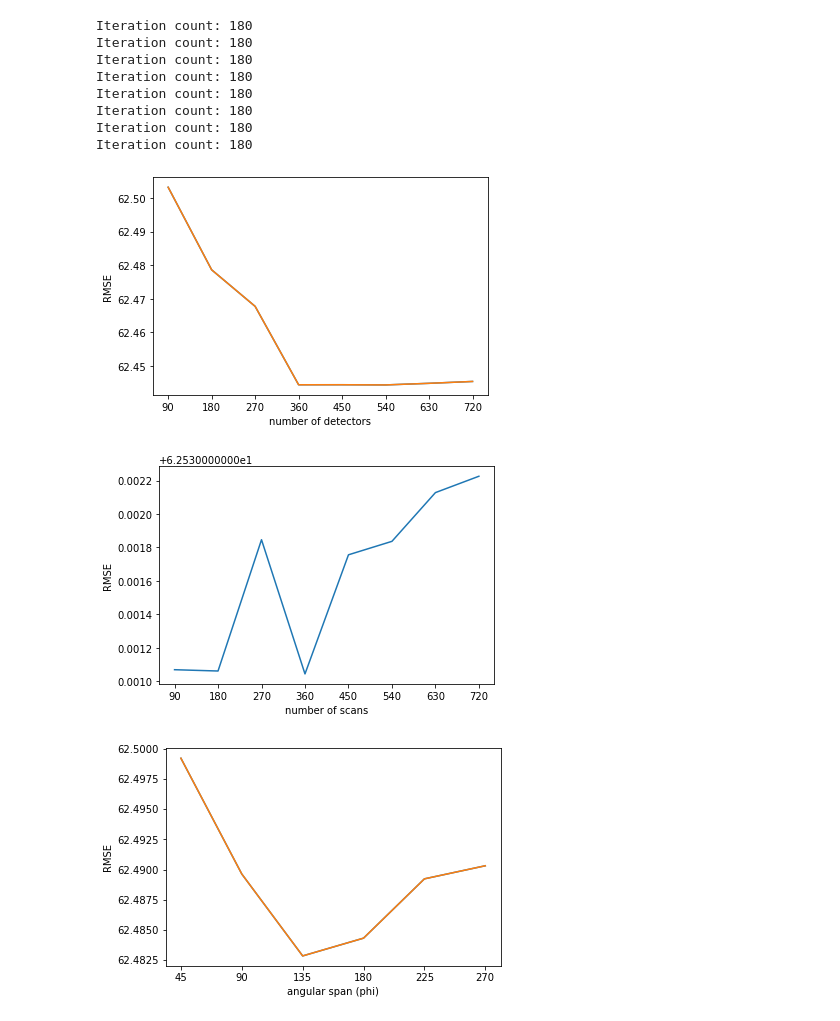
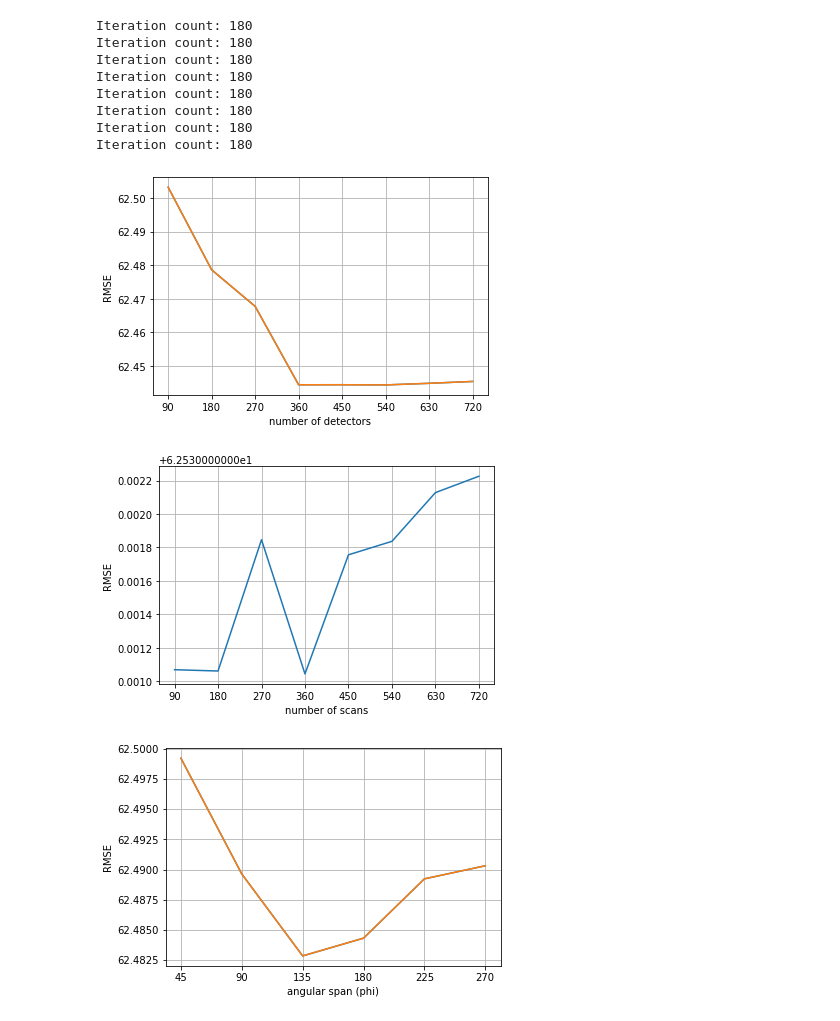
Before and after one commit to codeblessing/S6-IwM, a Jupyter notebook: ct.ipynb, the cells around one changed output. Drawn from its saved outputs; the diff is of its cells as text; code cells hidden in the pictures.

```diff
--- a/ct.ipynb
+++ b/ct.ipynb
@@ -501,18 +502,20 @@ Iteration count: 180
 # %%
 file = open('detectors.txt', 'r+')
 data = [line for line in file]
 x = [line.split('\t')[0] for line in data][1:]
 y = [line.split('\t')[1][:10] for line in data][1:]
 x = [int(i) for i in x]
 y = [float(i) for i in y]
 file.close()
 plt.plot(x,y)
 plt.plot(x, y)
 plt.ylabel('RMSE')
+plt.grid(linestyle='-')
 plt.xlabel('number of detectors')
 plt.xticks([x for x in range(90, 721, 90)]);
+plt.savefig('report/detectors.png')
 # %% [output]
-[figure, old version]
+[figure, new version]
 # %%
 file = open('scans.txt', 'r+')
 data = [line for line in file]
@@ -523,10 +526,12 @@ y = [float(i) for i in y]
 file.close()
 plt.plot(x, y)
 plt.ylabel('RMSE')
+plt.grid(linestyle='-')
 plt.xlabel('number of scans')
 plt.xticks([x for x in range(90, 721, 90)]);
+plt.savefig('report/scans.png')
 # %% [output]
-[figure, old version]
+[figure, new version]
 # %%
 file = open('phi.txt', 'r+')
 data = [line for line in file]
@@ -538,7 +543,9 @@ file.close()
 plt.plot(x,y)
 plt.plot(x, y)
 plt.ylabel('RMSE')
+plt.grid(linestyle='-')
 plt.xlabel('angular span (phi)')
 plt.xticks([x for x in range(45, 271, 45)]);
+plt.savefig('report/phi.png')
 # %% [output]
-[figure, old version]
+[figure, new version]
```
Also changed, not shown: parts of 8 cells of this notebook, 9 other files.
